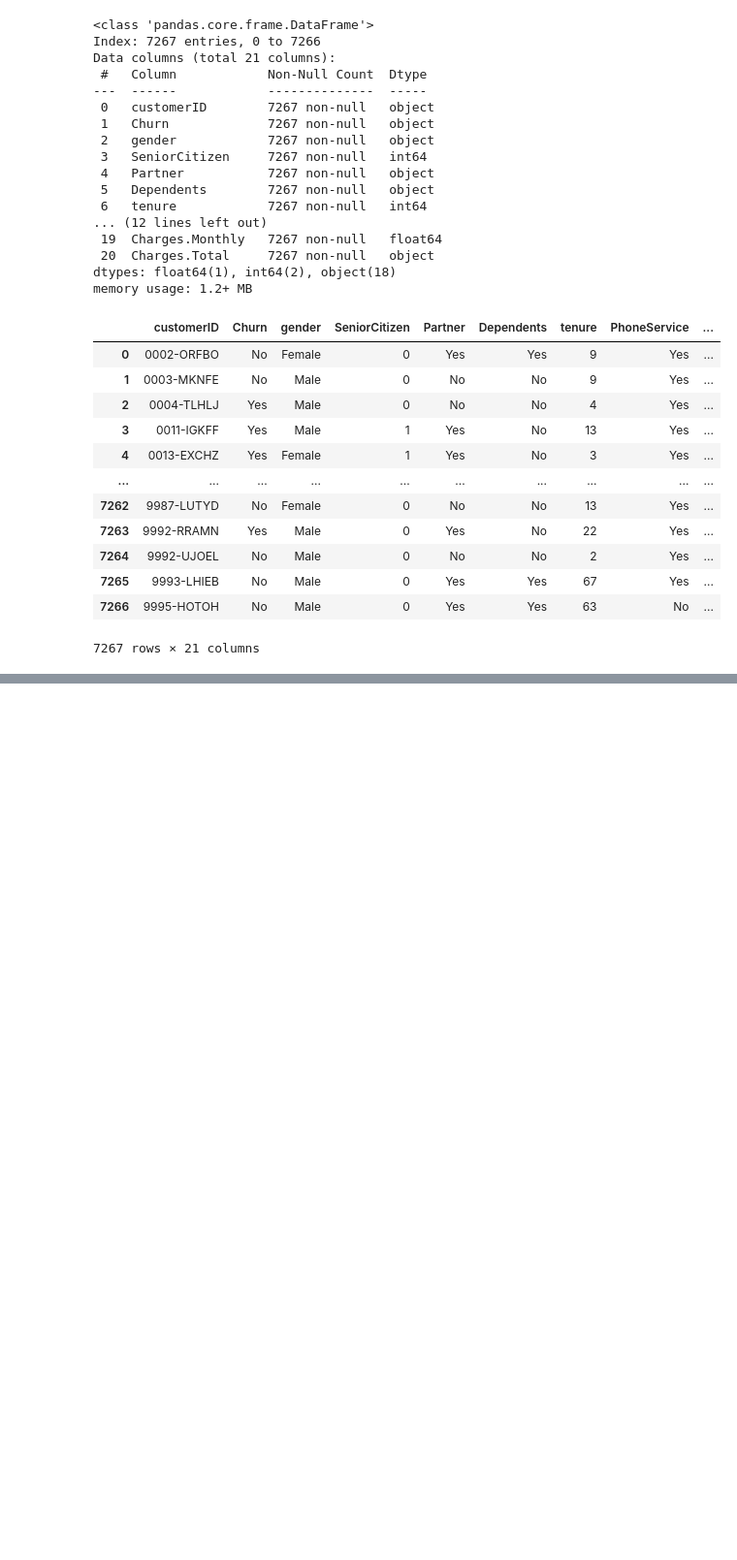
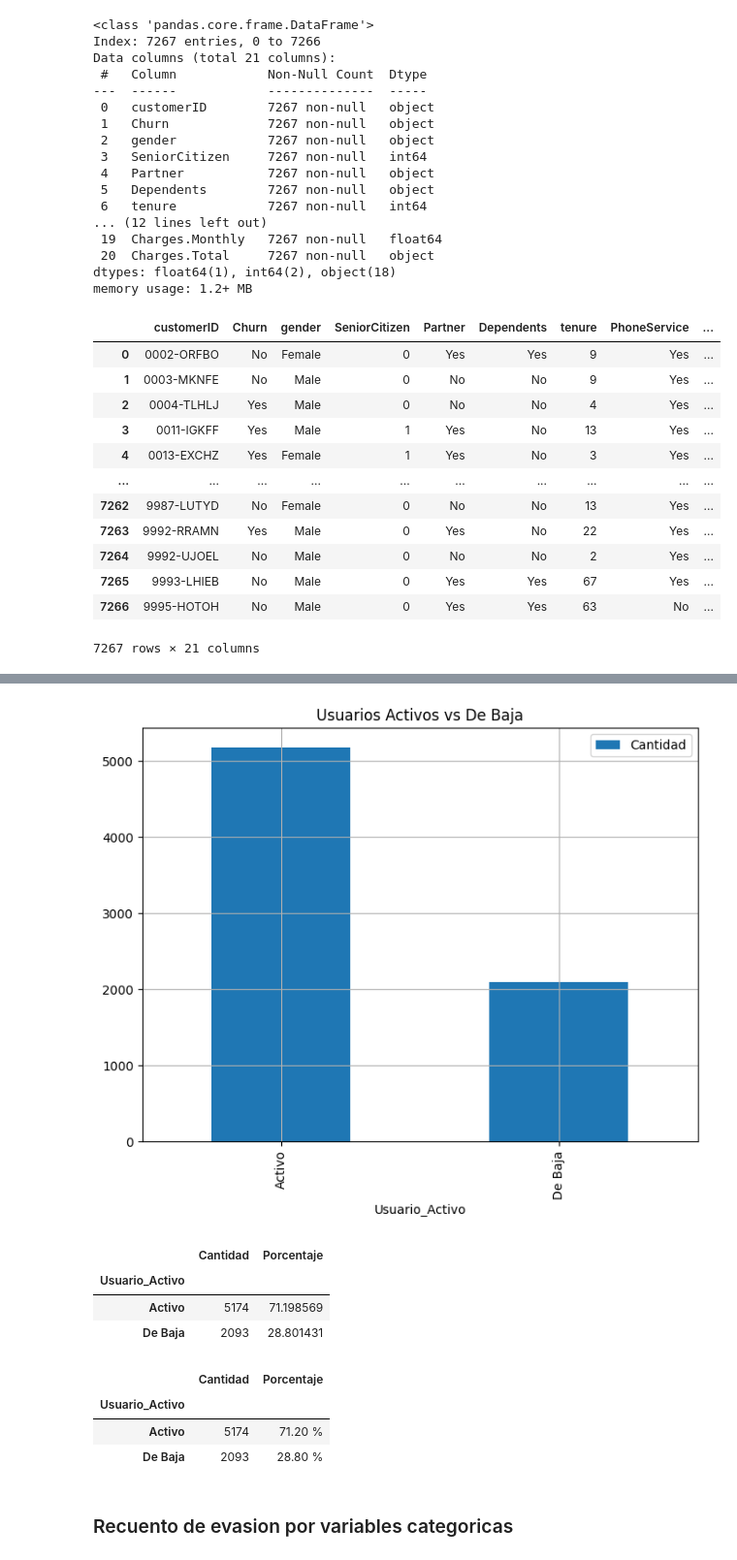
Before and after one commit to MrX7Torres/Challenge-TelecomX, a Jupyter notebook: Analisis_TelecomX.ipynb, the cells around one changed output, grey strips where cells are left out. Shown at 97% size. Drawn from its saved outputs; the diff is of its cells as text; code cells hidden in the pictures; blank space fills up the shorter version.

```diff
--- a/Analisis_TelecomX.ipynb
+++ b/Analisis_TelecomX.ipynb
@@ -184,0 +406,6 @@ df
+# %%
+descripcion_evasion = df['Usuario_Activo'].value_counts()
+# %%
+descripcion_evasion = descripcion_evasion.to_frame()
+# %%
+descripcion_evasion = descripcion_evasion.rename(columns={'count':'Cantidad'})
@@ -184,0 +430,2 @@ df
+# %%
+descripcion_evasion = descripcion_evasion.rename(index={0:'De Baja', 1:'Activo'})
@@ -184,0 +434,21 @@ df
+# %%
+descripcion_evasion.plot(kind='bar', figsize=(8, 6), grid=True, title='Usuarios Activos vs De Baja');
+# %% [output]
+[figure, added]
+# %%
+descripcion_evasion['Porcentaje'] = descripcion_evasion*100 / descripcion_evasion.sum()
+descripcion_evasion
+# %% [output]
+|  | Cantidad | Porcentaje |
+| Usuario_Activo |  |  |
+| Activo | 5174 | 71.198569 |
+| De Baja | 2093 | 28.801431 |
+# %%
+descripcion_evasion.style.format({'Porcentaje':'{:.2f} %'})
+# %% [output]
+|  | Cantidad | Porcentaje |
+| Usuario_Activo |  |  |
+| Activo | 5174 | 71.20 % |
+| De Baja | 2093 | 28.80 % |
+# %% [markdown]
+### Recuento de evasion por variables categoricas
```
Also changed, not shown: parts of 53 cells of this notebook.
